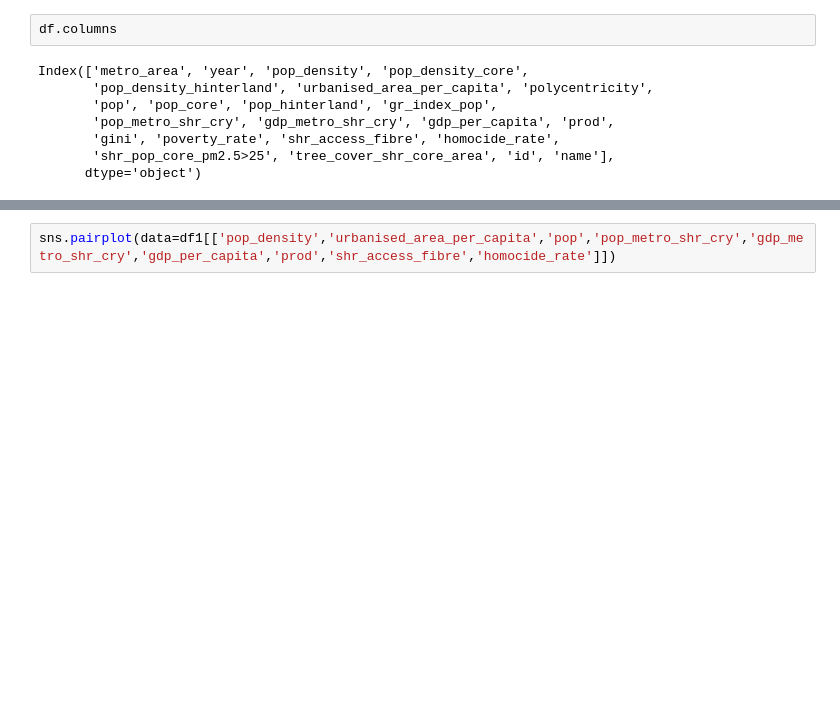
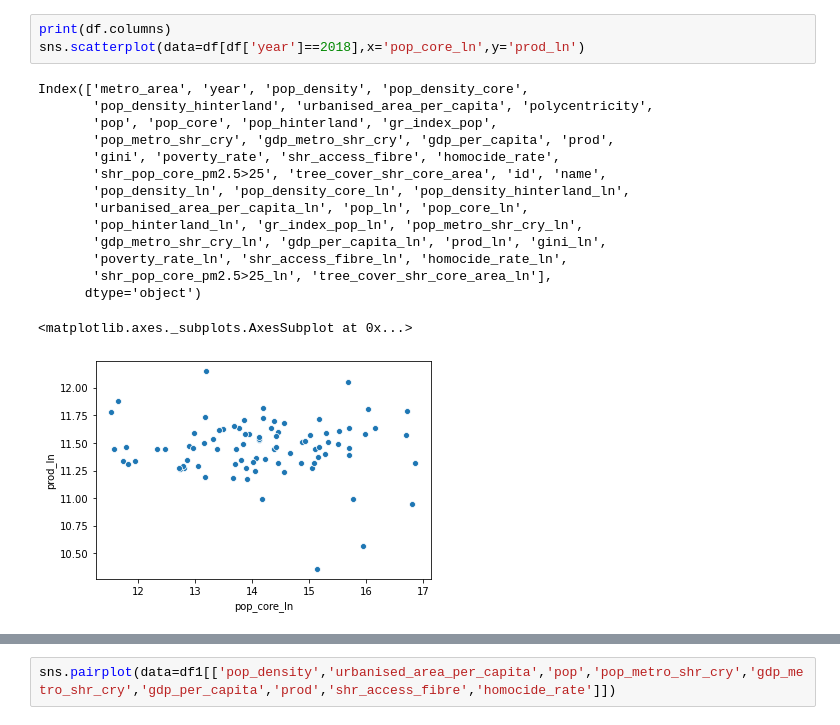
Before and after one commit to 107SBakst/107SBakst.github.io, a Jupyter notebook: Python/project_chart3_oecd2.ipynb, the cells around one changed output, grey strips where cells are left out. Cells and saved outputs as stored; diff of their text form; blank space fills up the shorter version.

```diff
--- a/Python/project_chart3_oecd2.ipynb
+++ b/Python/project_chart3_oecd2.ipynb
@@ -33,14 +45,23 @@ for i in ['year','pop_density','pop_density_core','pop_density_hinterland','urba
 df1 = df
 df1.to_csv(r'C:\Users\vw191\OneDrive\Documents\GitHub\107SBakst.github.io\data\oecd_metro.csv')
 #https://raw.githubusercontent.com/107SBakst/107SBakst.github.io/main/data/oecd_metro.csv
-# %%
-df.columns
-# %% [output]
-Index(['metro_area', 'year', 'pop_density', 'pop_density_core',
-       'pop_density_hinterland', 'urbanised_area_per_capita', 'polycentricity',
-       'pop', 'pop_core', 'pop_hinterland', 'gr_index_pop',
-       'pop_metro_shr_cry', 'gdp_metro_shr_cry', 'gdp_per_capita', 'prod',
-       'gini', 'poverty_rate', 'shr_access_fibre', 'homocide_rate',
-       'shr_pop_core_pm2.5>25', 'tree_cover_shr_core_area', 'id', 'name'],
-      dtype='object')
+# %%
+print(df.columns)
+sns.scatterplot(data=df[df['year']==2018],x='pop_core_ln',y='prod_ln')
+# %% [output]
+Index(['metro_area', 'year', 'pop_density', 'pop_density_core',
+       'pop_density_hinterland', 'urbanised_area_per_capita', 'polycentricity',
+       'pop', 'pop_core', 'pop_hinterland', 'gr_index_pop',
+       'pop_metro_shr_cry', 'gdp_metro_shr_cry', 'gdp_per_capita', 'prod',
+       'gini', 'poverty_rate', 'shr_access_fibre', 'homocide_rate',
+       'shr_pop_core_pm2.5>25', 'tree_cover_shr_core_area', 'id', 'name',
+       'pop_density_ln', 'pop_density_core_ln', 'pop_density_hinterland_ln',
+       'urbanised_area_per_capita_ln', 'pop_ln', 'pop_core_ln',
+       'pop_hinterland_ln', 'gr_index_pop_ln', 'pop_metro_shr_cry_ln',
+       'gdp_metro_shr_cry_ln', 'gdp_per_capita_ln', 'prod_ln', 'gini_ln',
+       'poverty_rate_ln', 'shr_access_fibre_ln', 'homocide_rate_ln',
+       'shr_pop_core_pm2.5>25_ln', 'tree_cover_shr_core_area_ln'],
+      dtype='object')
+<matplotlib.axes._subplots.AxesSubplot at 0x...>
+[figure, added]
 # %%
```
Also changed, not shown: parts of 5 cells of this notebook, 1 other file.
